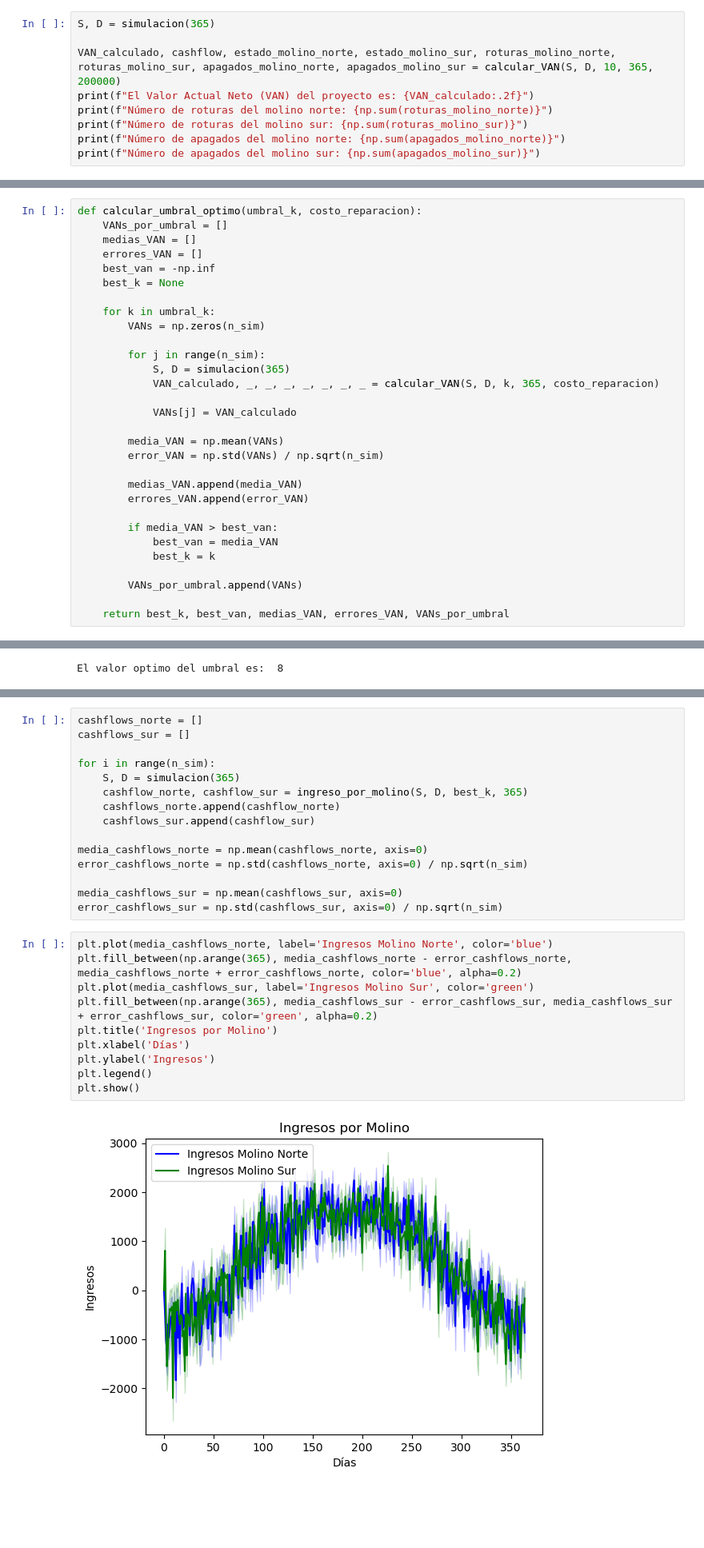
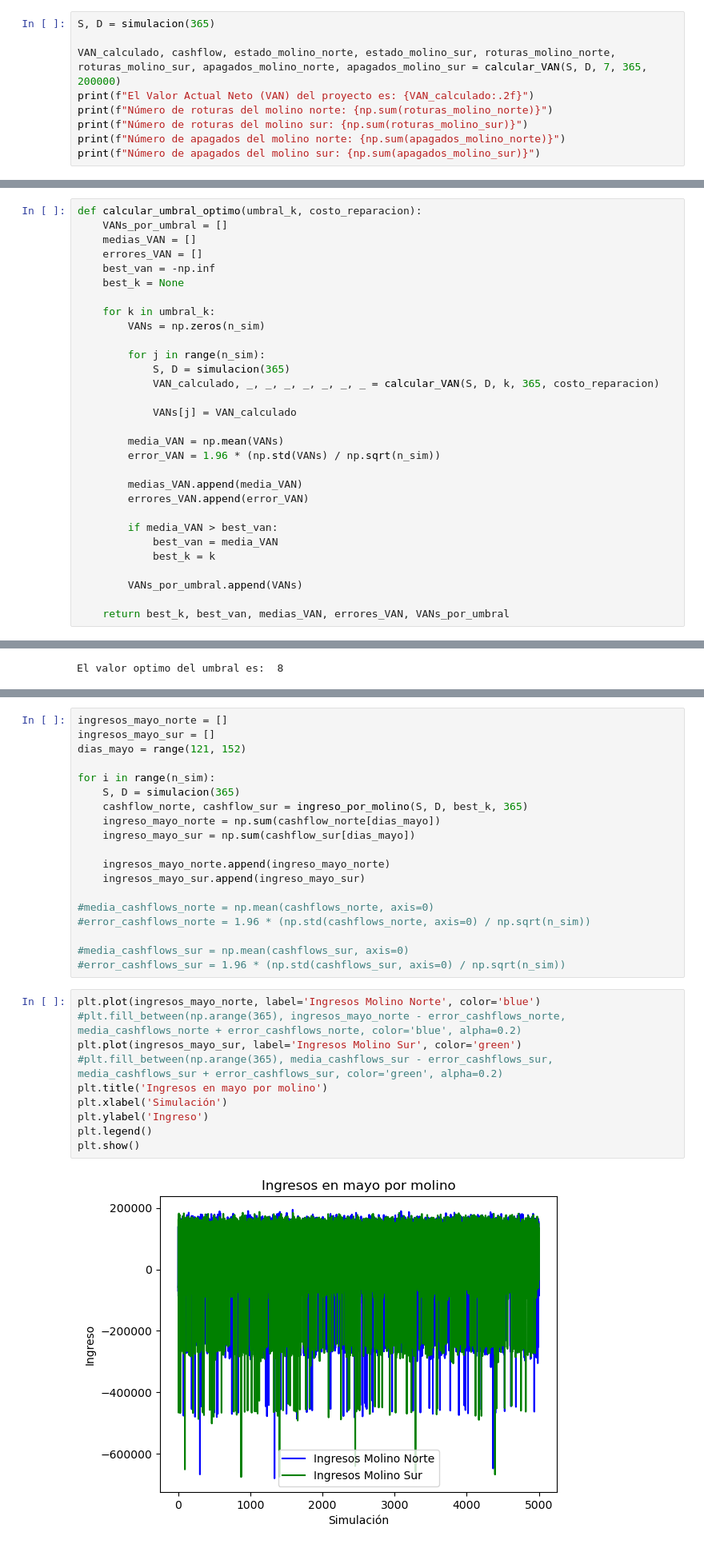
Before and after one commit to catadolhare/tp1_aplicaciones_cauzzo_dolhare_ekes_squillari, a Jupyter notebook: tp1.ipynb, the cells around one changed output, grey strips where cells are left out. Shown at 80% size. Saved outputs shown, nothing was run; the diff lists cells and outputs as text; blank space fills up the shorter version.

```diff
--- a/tp1.ipynb
+++ b/tp1.ipynb
@@ -284,7 +282,7 @@ def calcular_VAN(S, D, k, n_days, costo_rep):
 # %%
 S, D = simulacion(365)
 
-VAN_calculado, cashflow, estado_molino_norte, estado_molino_sur, roturas_molino_norte, roturas_molino_sur, apagados_molino_norte, apagados_molino_sur = calcular_VAN(S, D, 10, 365, 200000)
+VAN_calculado, cashflow, estado_molino_norte, estado_molino_sur, roturas_molino_norte, roturas_molino_sur, apagados_molino_norte, apagados_molino_sur = calcular_VAN(S, D, 7, 365, 200000)
 print(f"El Valor Actual Neto (VAN) del proyecto es: {VAN_calculado:.2f}")
 print(f"Número de roturas del molino norte: {np.sum(roturas_molino_norte)}")
 print(f"Número de roturas del molino sur: {np.sum(roturas_molino_sur)}")
@@ -411,7 +409,7 @@ def calcular_umbral_optimo(umbral_k, costo_reparacion):
             VANs[j] = VAN_calculado
 
         media_VAN = np.mean(VANs)
-        error_VAN = np.std(VANs) / np.sqrt(n_sim)
+        error_VAN = 1.96 * (np.std(VANs) / np.sqrt(n_sim))
 
         medias_VAN.append(media_VAN)
         errores_VAN.append(error_VAN)
@@ -743,30 +732,34 @@ def ingreso_por_molino(S, D, k, n_days):
 
     return cashflow_norte, cashflow_sur
 # %%
-cashflows_norte = []
-cashflows_sur = []
+ingresos_mayo_norte = []
+ingresos_mayo_sur = []
+dias_mayo = range(121, 152)
 
 for i in range(n_sim):
     S, D = simulacion(365)
     cashflow_norte, cashflow_sur = ingreso_por_molino(S, D, best_k, 365)
-    cashflows_norte.append(cashflow_norte)
-    cashflows_sur.append(cashflow_sur)
+    ingreso_mayo_norte = np.sum(cashflow_norte[dias_mayo])
+    ingreso_mayo_sur = np.sum(cashflow_sur[dias_mayo])
 
-media_cashflows_norte = np.mean(cashflows_norte, axis=0)
-error_cashflows_norte = np.std(cashflows_norte, axis=0) / np.sqrt(n_sim)
+    ingresos_mayo_norte.append(ingreso_mayo_norte)
+    ingresos_mayo_sur.append(ingreso_mayo_sur)
 
-media_cashflows_sur = np.mean(cashflows_sur, axis=0)
-error_cashflows_sur = np.std(cashflows_sur, axis=0) / np.sqrt(n_sim)
+#media_cashflows_norte = np.mean(cashflows_norte, axis=0)
+#error_cashflows_norte = 1.96 * (np.std(cashflows_norte, axis=0) / np.sqrt(n_sim))
+
+#media_cashflows_sur = np.mean(cashflows_sur, axis=0)
+#error_cashflows_sur = 1.96 * (np.std(cashflows_sur, axis=0) / np.sqrt(n_sim))
 # %%
-plt.plot(media_cashflows_norte, label='Ingresos Molino Norte', color='blue')
-plt.fill_between(np.arange(365), media_cashflows_norte - error_cashflows_norte, media_cashflows_norte + error_cashflows_norte, color='blue', alpha=0.2)
-plt.plot(media_cashflows_sur, label='Ingresos Molino Sur', color='green')
-plt.fill_between(np.arange(365), media_cashflows_sur - error_cashflows_sur, media_cashflows_sur + error_cashflows_sur, color='green', alpha=0.2)
-plt.title('Ingresos por Molino')
-plt.xlabel('Días')
-plt.ylabel('Ingresos')
+plt.plot(ingresos_mayo_norte, label='Ingresos Molino Norte', color='blue')
+#plt.fill_between(np.arange(365), ingresos_mayo_norte - error_cashflows_norte, media_cashflows_norte + error_cashflows_norte, color='blue', alpha=0.2)
+plt.plot(ingresos_mayo_sur, label='Ingresos Molino Sur', color='green')
+#plt.fill_between(np.arange(365), media_cashflows_sur - error_cashflows_sur, media_cashflows_sur + error_cashflows_sur, color='green', alpha=0.2)
+plt.title('Ingresos en mayo por molino')
+plt.xlabel('Simulación')
+plt.ylabel('Ingreso')
 plt.legend()
 plt.show()
 # %% [output]
-[figure, old version]
+[figure, new version]
 # %%
```
Also changed, not shown: parts of 24 cells of this notebook.
